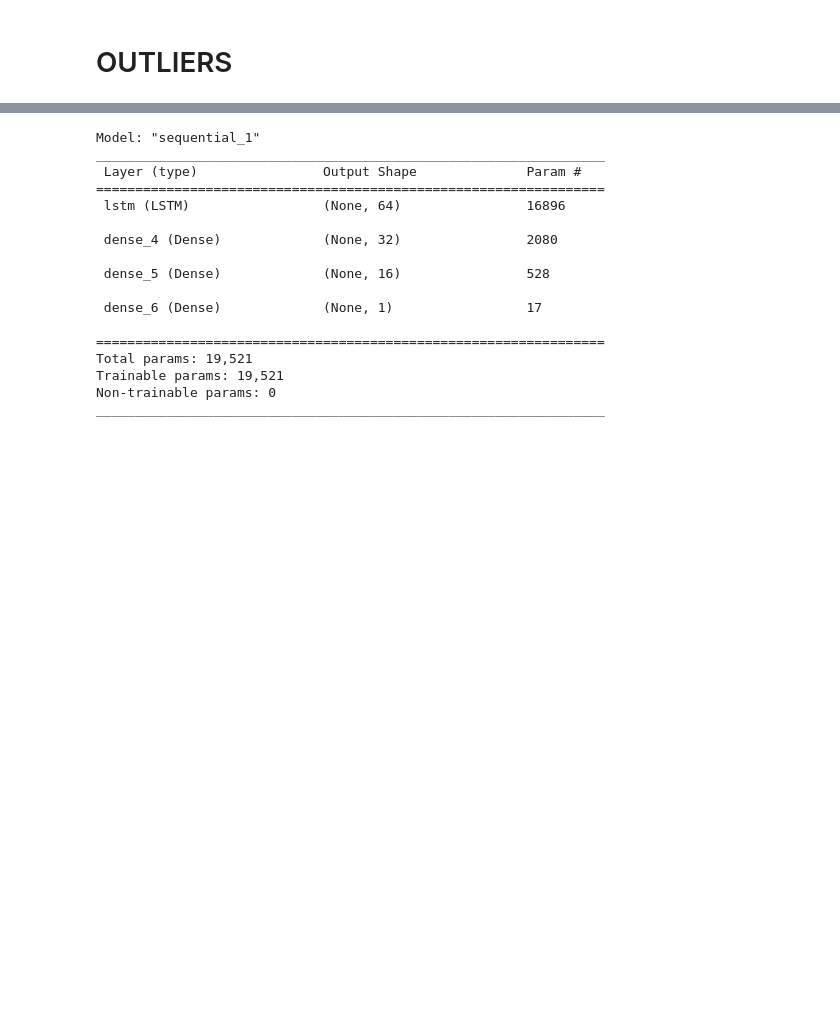
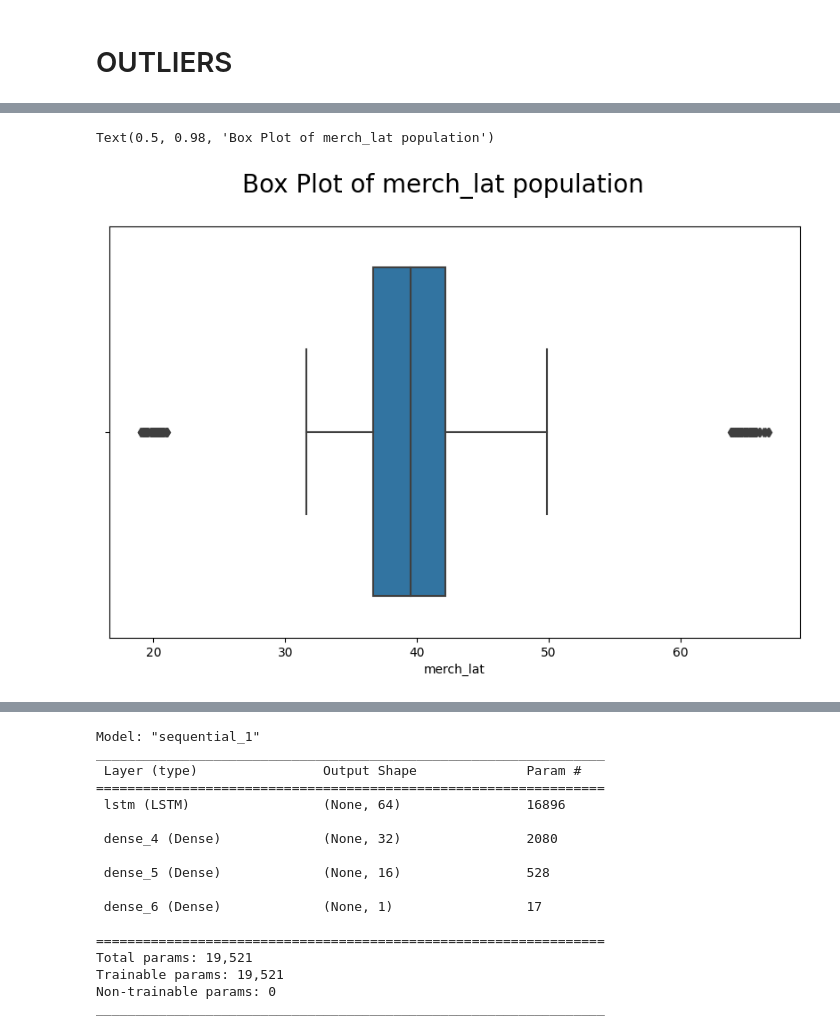
Before and after one commit to Rishisrv147025/Data_Analysis_and_Business_Intellegence, a Jupyter notebook: Python_Data_Science_project/Credit_card_fraud_prediction/credit_card_dl_prediction.ipynb, the cells around one changed output, grey strips where cells are left out. Drawn from its saved outputs; the diff is of its cells as text; code cells hidden in the pictures; blank space fills up the shorter version.

```diff
--- a/Python_Data_Science_project/Credit_card_fraud_prediction/credit_card_dl_prediction.ipynb
+++ b/Python_Data_Science_project/Credit_card_fraud_prediction/credit_card_dl_prediction.ipynb
@@ -244,0 +267,7 @@ plt.show()
+# %%
+plt.figure(figsize=(10, 6))
+sns.boxplot(x=dataset['merch_lat'])
+plt.suptitle('Box Plot of merch_lat population',fontsize=20)
+# %% [output]
+Text(0.5, 0.98, 'Box Plot of merch_lat population')
+[figure, added]
```
Also changed, not shown: parts of 55 cells of this notebook.
